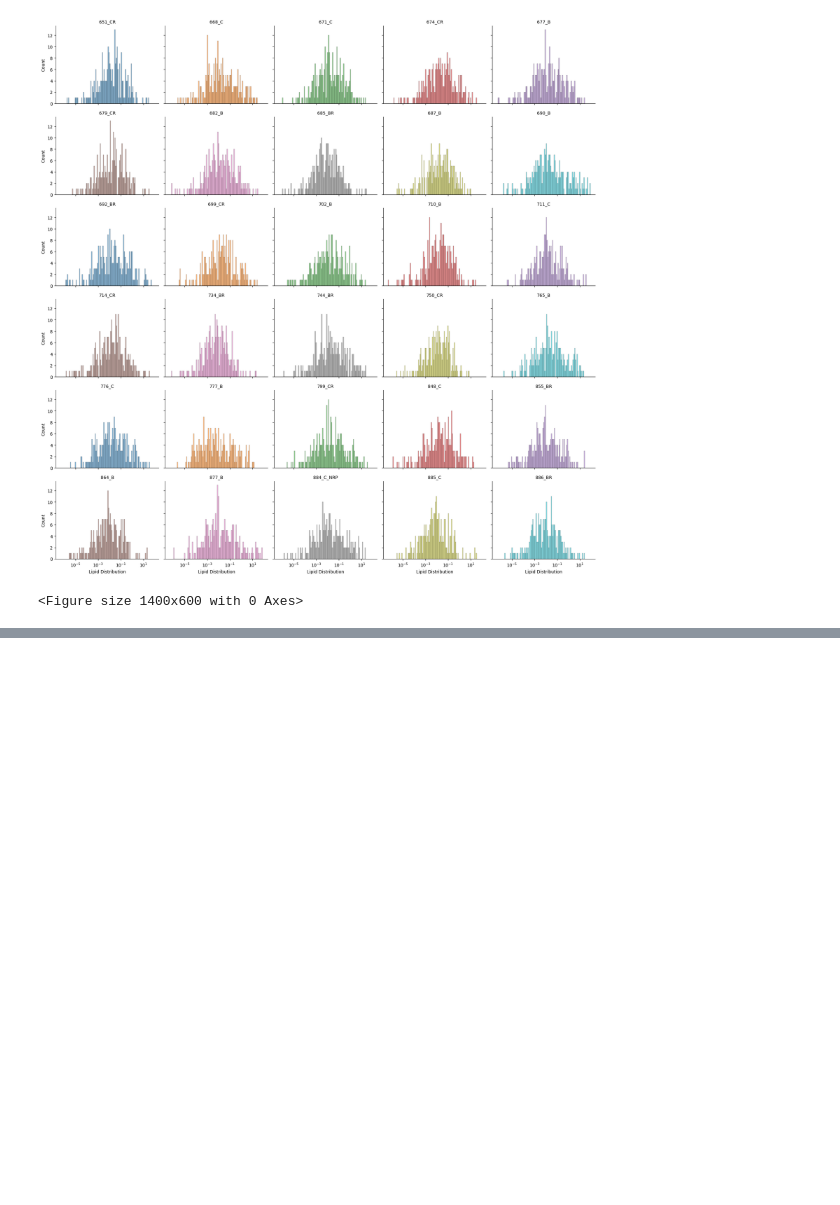
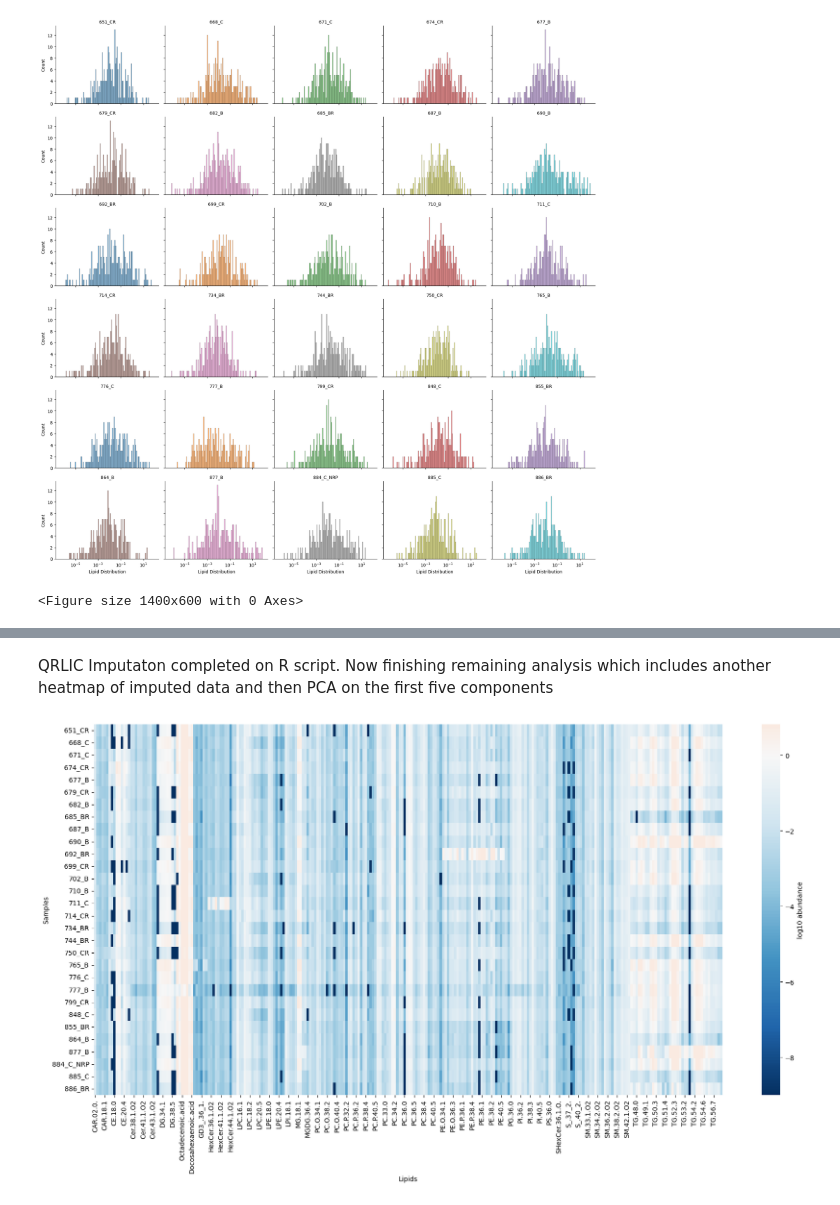
Before and after one commit to hafarah/Targeted_Lipidomics_Pancreas, a Jupyter notebook: Data_cleaning_transformation.ipynb, the cells around one changed output, grey strips where cells are left out. Cells and saved outputs as stored; diff of their text form; code cells hidden in the pictures; blank space fills up the shorter version.

```diff
--- a/Data_cleaning_transformation.ipynb
+++ b/Data_cleaning_transformation.ipynb
@@ -206,0 +292,36 @@ Therefore the next step is to exclude those features with zeros beyond a thresho
+# %% [markdown]
+QRLIC Imputaton completed on R script. Now finishing remaining analysis which includes another heatmap of imputed data and then PCA on the first five components
+# %%
+# Put the imputed csv file output from R into a pandas DataFrame for further analysis
+
+# Load imputed data
+imputedLipidDf = pd.read_csv("lipidomics_imputed_data.csv")
+
+# Set Samples as index
+imputedLipidDf = imputedLipidDf.set_index("Samples")
+# %%
+# Heatmap for lipids
+
+# Separate metadata and lipid matrix
+groupLabels = imputedLipidDf["Group"]
+lipidMatrix = imputedLipidDf.drop(columns=["Group"])
+
+# Log-transform (recommended for QRILC output)
+lipidMatrixLog = np.log10(lipidMatrix + 1e-9)
+
+plt.figure(figsize=(18, 10))
+sns.heatmap(
+    lipidMatrixLog,
+    cmap="RdBu_r",
+    center=0,
+    robust=True,
+    cbar_kws={"label": "log10 abundance"}
+)
+
+plt.xlabel("Lipids")
+plt.ylabel("Samples")
+plt.tight_layout()
+plt.show()
+plt.close()
+# %% [output]
+[figure, added]
```
Also changed, not shown: parts of 9 cells of this notebook, 1 other file.
